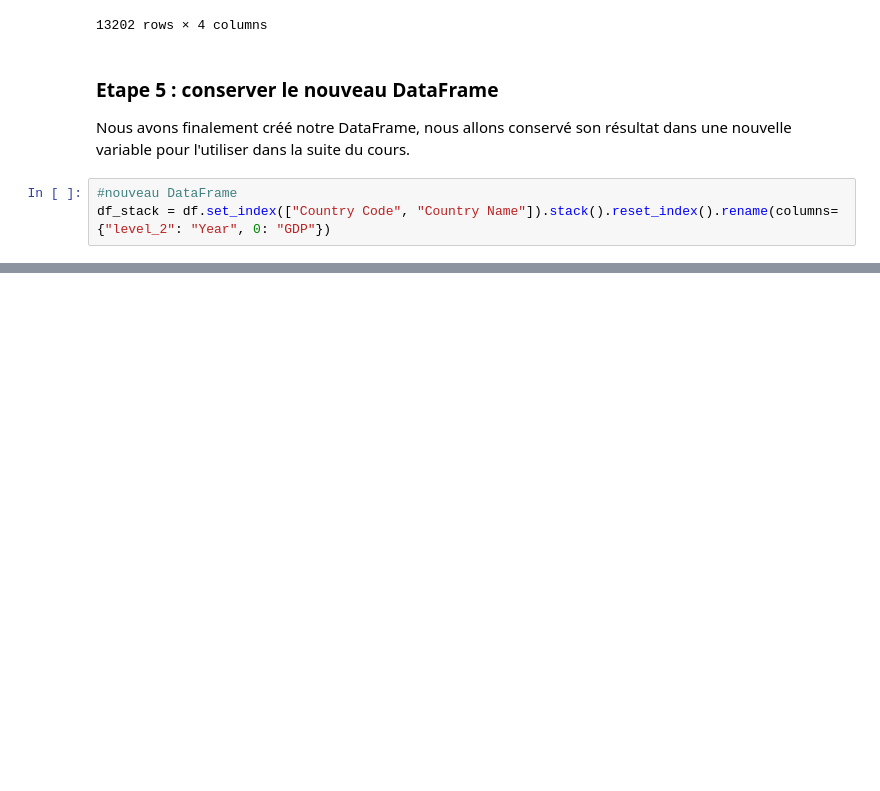
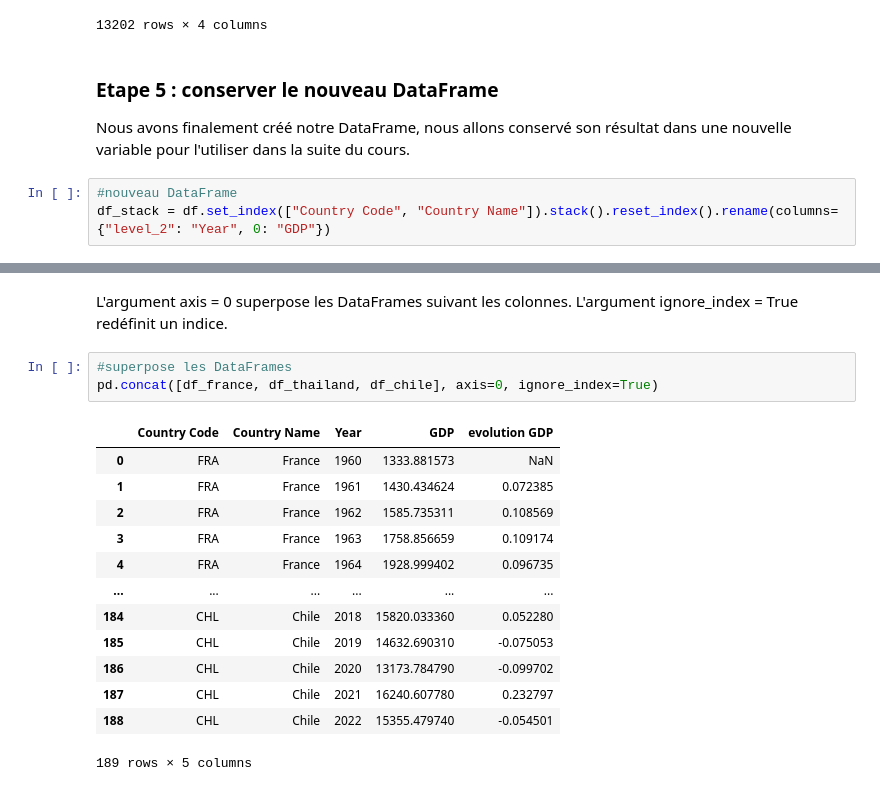
Before and after one commit to Mael-J/python-lesson, a Jupyter notebook: II - Pandas/II5 - Pivoter.ipynb, the cells around one changed output, grey strips where cells are left out. Cells and saved outputs as stored; diff of their text form; blank space fills up the shorter version.

```diff
--- a/II - Pandas/II5 - Pivoter.ipynb
+++ b/II - Pandas/II5 - Pivoter.ipynb
@@ -191,0 +302,19 @@ df_pivot
+# %% [markdown]
+L'argument axis = 0 superpose les DataFrames suivant les colonnes. L'argument ignore_index = True redéfinit un indice.
+# %%
+#superpose les DataFrames
+pd.concat([df_france, df_thailand, df_chile], axis=0, ignore_index=True)
+# %% [output]
+|  | Country Code | Country Name | Year | GDP | evolution GDP |
+| 0 | FRA | France | 1960 | 1333.881573 | NaN |
+| 1 | FRA | France | 1961 | 1430.434624 | 0.072385 |
+| 2 | FRA | France | 1962 | 1585.735311 | 0.108569 |
+| 3 | FRA | France | 1963 | 1758.856659 | 0.109174 |
+| 4 | FRA | France | 1964 | 1928.999402 | 0.096735 |
+| ... | ... | ... | ... | ... | ... |
+| 184 | CHL | Chile | 2018 | 15820.033360 | 0.052280 |
+| 185 | CHL | Chile | 2019 | 14632.690310 | -0.075053 |
+| 186 | CHL | Chile | 2020 | 13173.784790 | -0.099702 |
+| 187 | CHL | Chile | 2021 | 16240.607780 | 0.232797 |
+| 188 | CHL | Chile | 2022 | 15355.479740 | -0.054501 |
+189 rows × 5 columns
```
Also changed, not shown: parts of 23 cells of this notebook, 4 other files.
